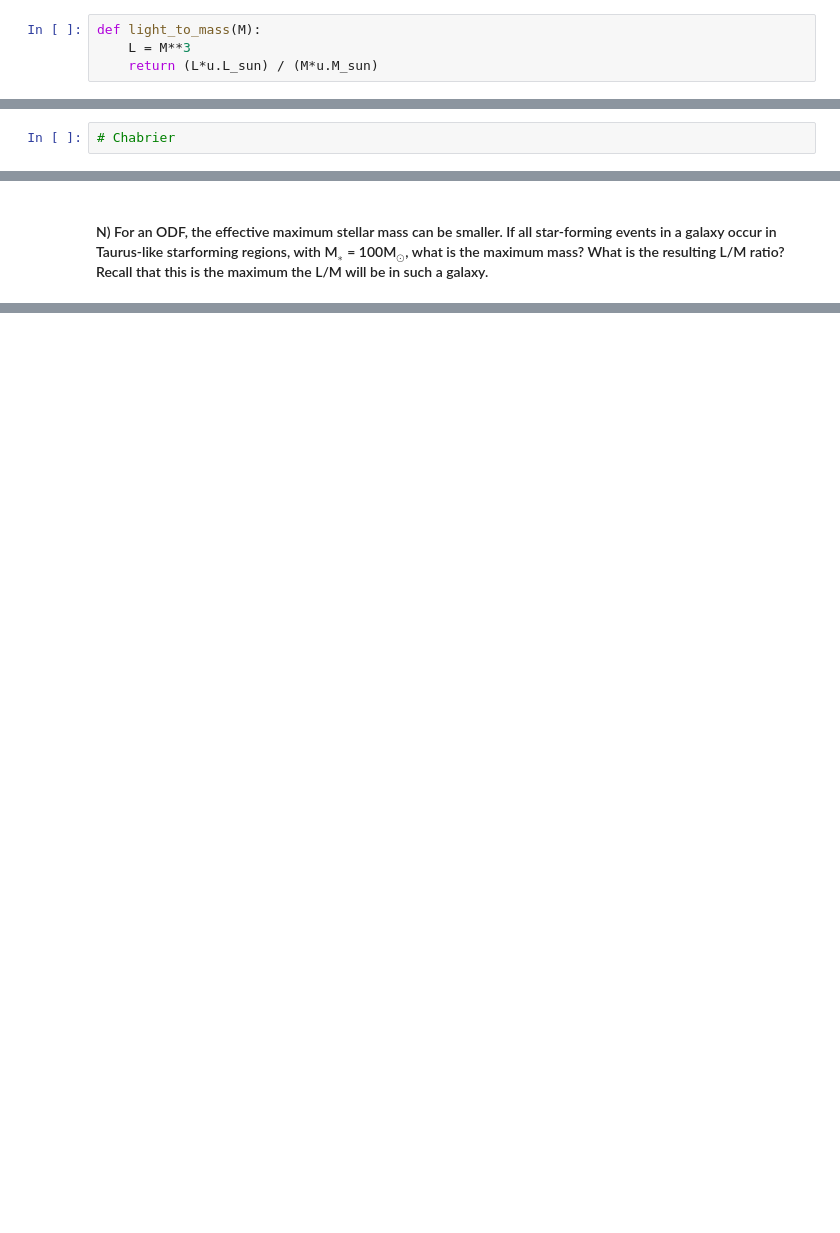
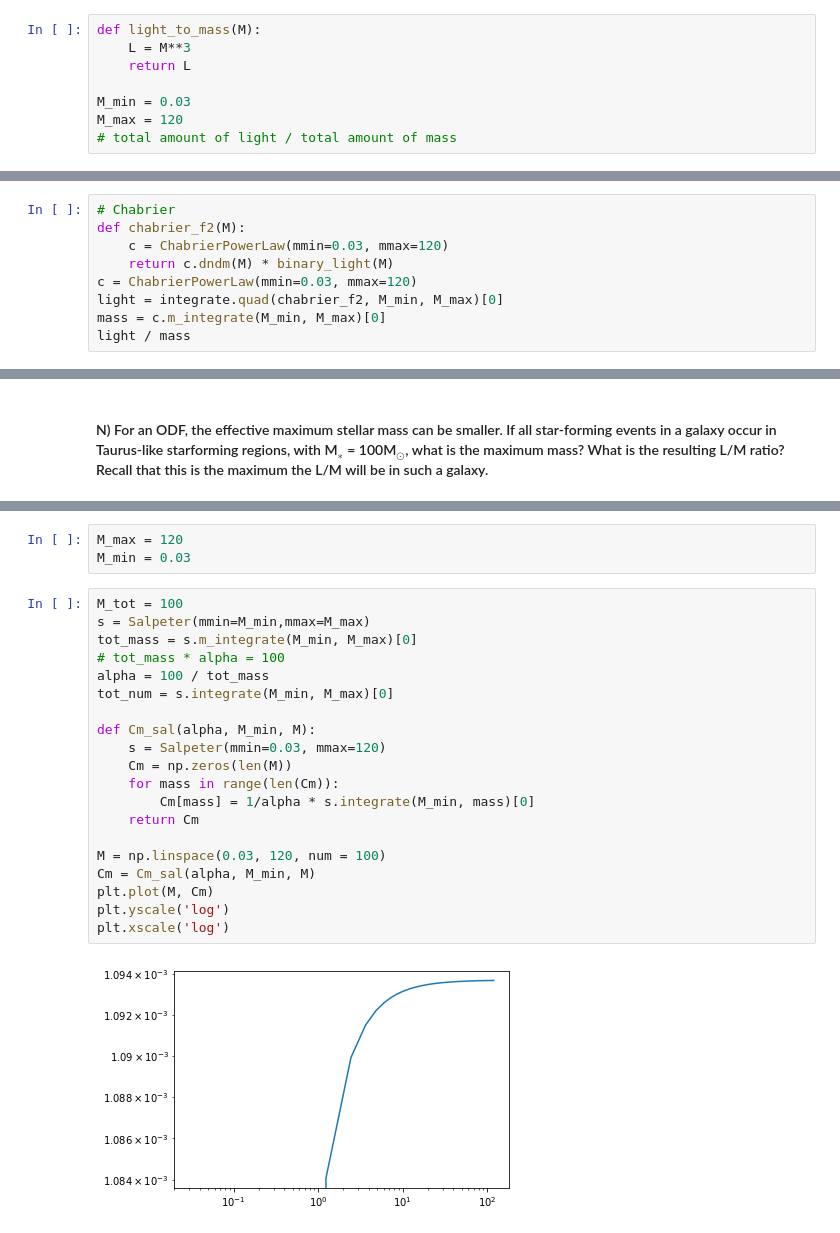
Before and after one commit to SpacialTree/HomeworkBack, a Jupyter notebook: Protostars/HomeworkThree.ipynb, the cells around one changed output, grey strips where cells are left out. Saved outputs shown, nothing was run; the diff lists cells and outputs as text; blank space fills up the shorter version.

```diff
--- a/Protostars/HomeworkThree.ipynb
+++ b/Protostars/HomeworkThree.ipynb
@@ -1467,6 +1382,10 @@ The difference between the ODF and PDF is that the ODF requires the presence of
 # %%
 def light_to_mass(M):
     L = M**3
-    return (L*u.L_sun) / (M*u.M_sun)
+    return L
+
+M_min = 0.03
+M_max = 120
+# total amount of light / total amount of mass
 # %%
 # Saltpeter
@@ -1485,2 +1460,9 @@ def light_to_mass(M):
 # %%
 # Chabrier
+def chabrier_f2(M):
+    c = ChabrierPowerLaw(mmin=0.03, mmax=120)
+    return c.dndm(M) * binary_light(M)
+c = ChabrierPowerLaw(mmin=0.03, mmax=120)
+light = integrate.quad(chabrier_f2, M_min, M_max)[0]
+mass = c.m_integrate(M_min, M_max)[0]
+light / mass
@@ -1488,0 +1493,25 @@ def light_to_mass(M):
+# %%
+M_max = 120
+M_min = 0.03
+# %%
+M_tot = 100
+s = Salpeter(mmin=M_min,mmax=M_max)
+tot_mass = s.m_integrate(M_min, M_max)[0]
+# tot_mass * alpha = 100
+alpha = 100 / tot_mass
+tot_num = s.integrate(M_min, M_max)[0]
+
+def Cm_sal(alpha, M_min, M):
+    s = Salpeter(mmin=0.03, mmax=120)
+    Cm = np.zeros(len(M))
+    for mass in range(len(Cm)):
+        Cm[mass] = 1/alpha * s.integrate(M_min, mass)[0]
+    return Cm
+
+M = np.linspace(0.03, 120, num = 100)
+Cm = Cm_sal(alpha, M_min, M)
+plt.plot(M, Cm)
+plt.yscale('log')
+plt.xscale('log')
+# %% [output]
+[figure, added]
```
Also changed, not shown: parts of 76 cells of this notebook.
